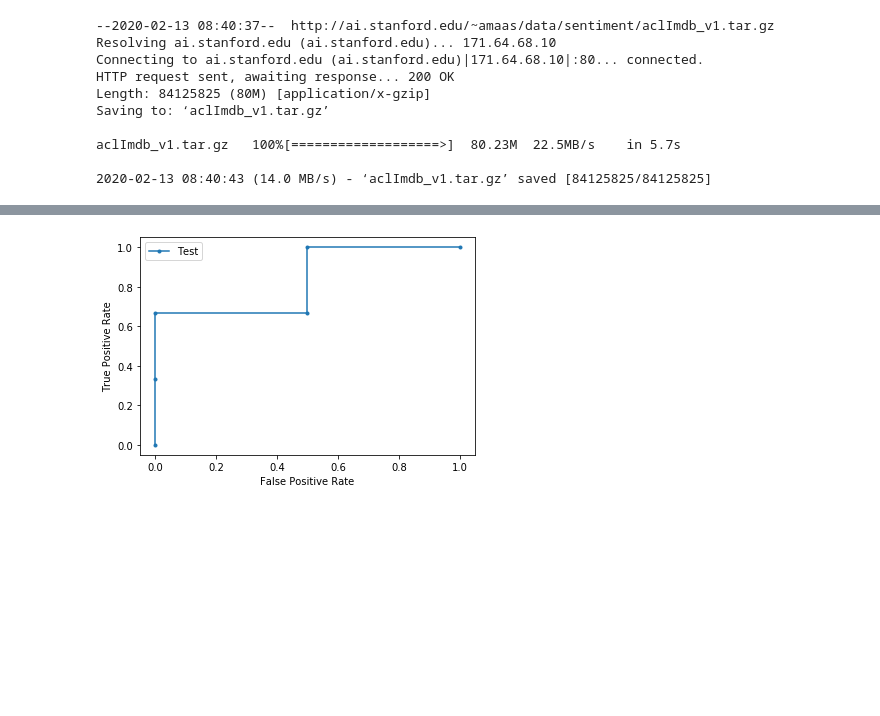
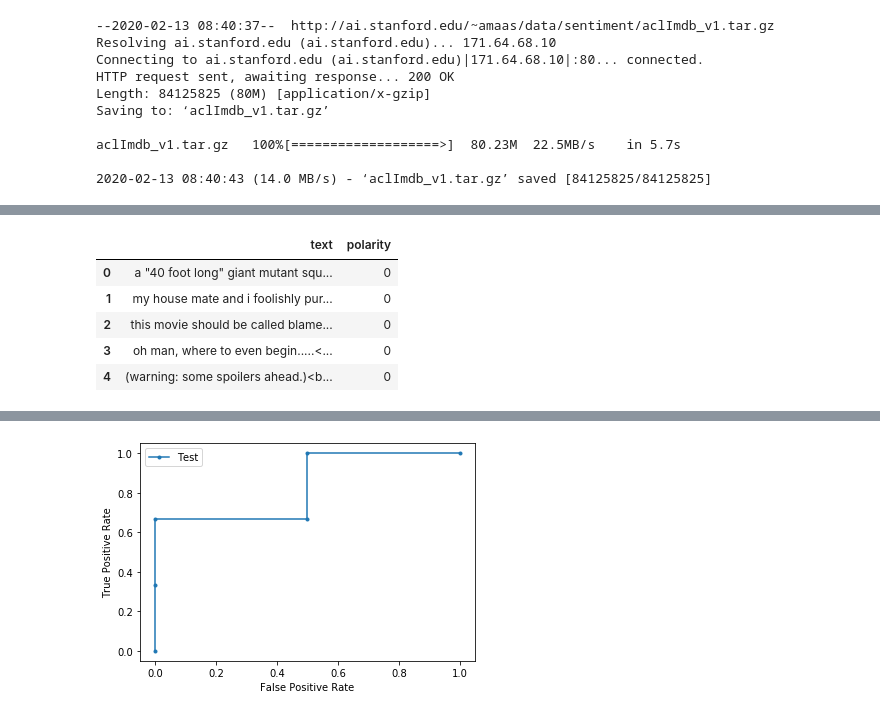
Before and after one commit to MacJei/comp_ling, a Jupyter notebook: ML_hw2.ipynb, the cells around one changed output, grey strips where cells are left out. Cells and saved outputs as stored; diff of their text form; code cells hidden in the pictures; blank space fills up the shorter version.

```diff
--- a/ML_hw2.ipynb
+++ b/ML_hw2.ipynb
@@ -50,0 +67,11 @@ trains_pos = list(train_pos_gen)[0][-1]
+# %%
+test_neg_df = pd.DataFrame(collect_texts(path_test_neg, tests_neg),  columns = ['text'])
+test_neg_df['polarity'] = 0
+test_neg_df.head()
+# %% [output]
+|  | text | polarity |
+| 0 | a "40 foot long" giant mutant squ... | 0 |
+| 1 | my house mate and i foolishly pur... | 0 |
+| 2 | this movie should be called blame... | 0 |
+| 3 | oh man, where to even begin.....<... | 0 |
+| 4 | (warning: some spoilers ahead.)<b... | 0 |
```
Also changed, not shown: parts of 11 cells of this notebook.
